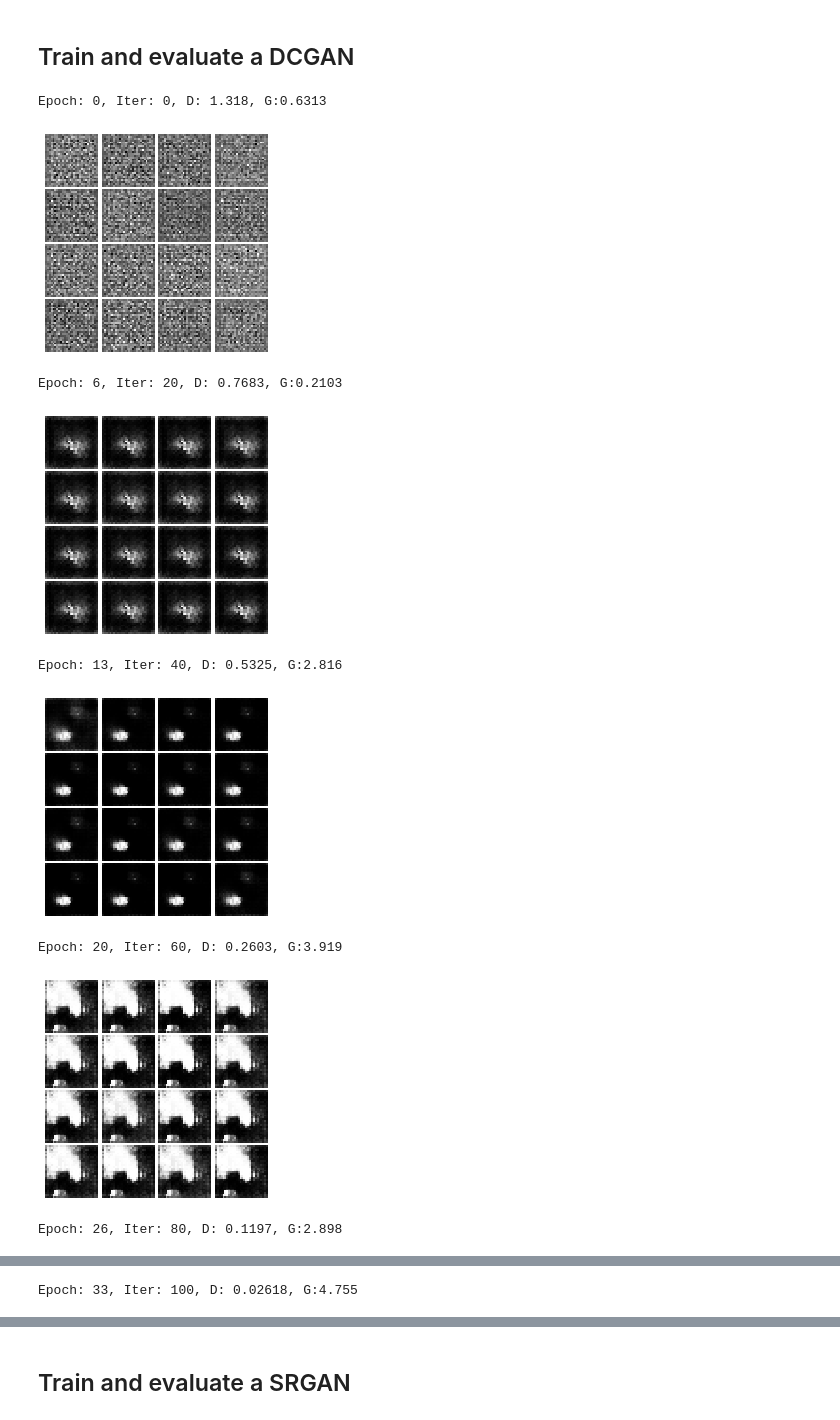
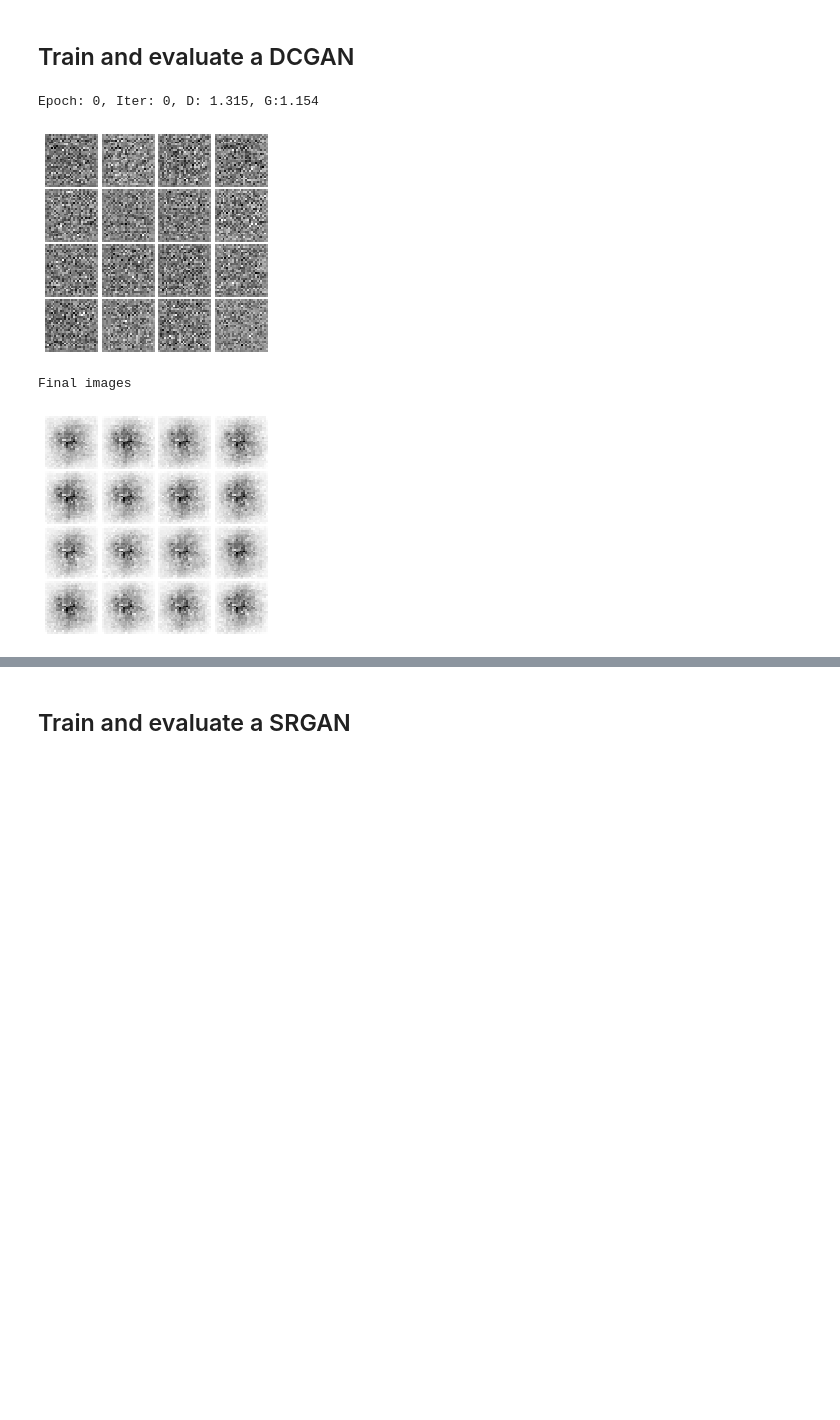
Before and after one commit to priyakasimbeg/cs231n, a Jupyter notebook: deployGAN.ipynb, the cells around one changed output, grey strips where cells are left out. Saved outputs shown, nothing was run; the diff lists cells and outputs as text; code cells hidden in the pictures; blank space fills up the shorter version.

```diff
--- a/deployGAN.ipynb
+++ b/deployGAN.ipynb
@@ -7,19 +11,15 @@ from gan.gan import *
 # %%
 # Construct a DCGAN model
 dcgan = DCGAN()
 
 # Use the function you wrote earlier to get optimizers for the Discriminator and the Generator
 D_solver, G_solver = get_solvers()
 
 # Run it!
-g_errors, d_errors  = run_a_gan(dcgan.D, dcgan.G, D_solver, G_solver, discriminator_loss, generator_loss, num_epochs=500, batch_size=100)
+g_errors, d_errors  = run_a_gan(dcgan.D, dcgan.G, D_solver, G_solver, discriminator_loss, generator_loss,
+                                num_epochs=3, batch_size=100)
 # %% [output]
-Epoch: 0, Iter: 0, D: 1.318, G:0.6313
+Epoch: 0, Iter: 0, D: 1.315, G:1.154
-[figure, old version]
+[figure, new version]
-Epoch: 6, Iter: 20, D: 0.7683, G:0.2103
+Final images
-[figure, old version]
+[figure, new version]
-Epoch: 13, Iter: 40, D: 0.5325, G:2.816
-[figure, removed]
-Epoch: 20, Iter: 60, D: 0.2603, G:3.919
-[figure, removed]
-Epoch: 26, Iter: 80, D: 0.1197, G:2.898
@@ -27 +25,0 @@ Epoch: 26, Iter: 80, D: 0.1197, G:2.898
-Epoch: 33, Iter: 100, D: 0.02618, G:4.755
```
Also changed, not shown: parts of 4 cells of this notebook, 1 other file.
